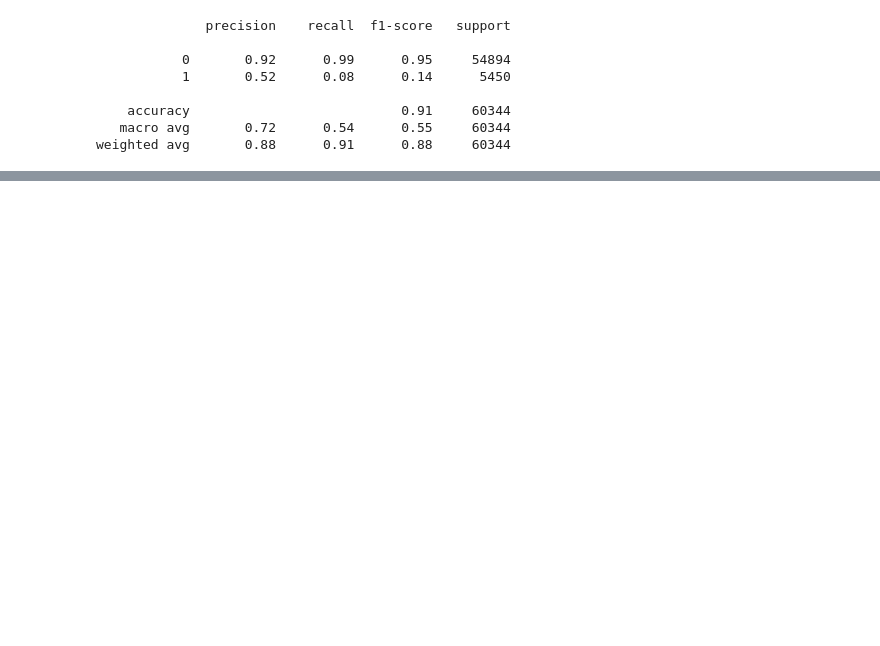
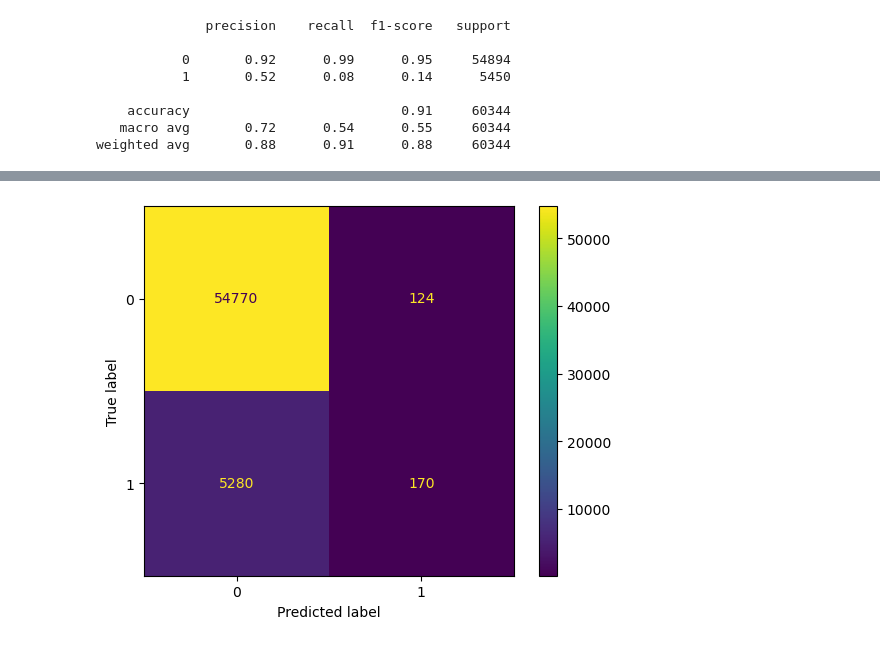
Before and after one commit to Jefest1/key_heart_disease_indicators, a Jupyter notebook: Notebooks/Building_model.ipynb, the cells around one changed output, grey strips where cells are left out. Drawn from its saved outputs; the diff is of its cells as text; code cells hidden in the pictures; blank space fills up the shorter version.

```diff
--- a/Notebooks/Building_model.ipynb
+++ b/Notebooks/Building_model.ipynb
@@ -146,0 +207,3 @@ get_scores(y_test, pred_1, 'model_1')
+# %%
+# Make prediction with the model and draw the confusion matrix
+pred_2 = model_2.predict(X_test)
@@ -146,0 +212,7 @@ get_scores(y_test, pred_1, 'model_1')
+# %%
+# get confusion matrix
+sns.reset_orig()
+ConfusionMatrixDisplay.from_predictions(y_test, tf.round(pred_2))
+plt.show()
+# %% [output]
+[figure, added]
```
Also changed, not shown: parts of 9 cells of this notebook.
